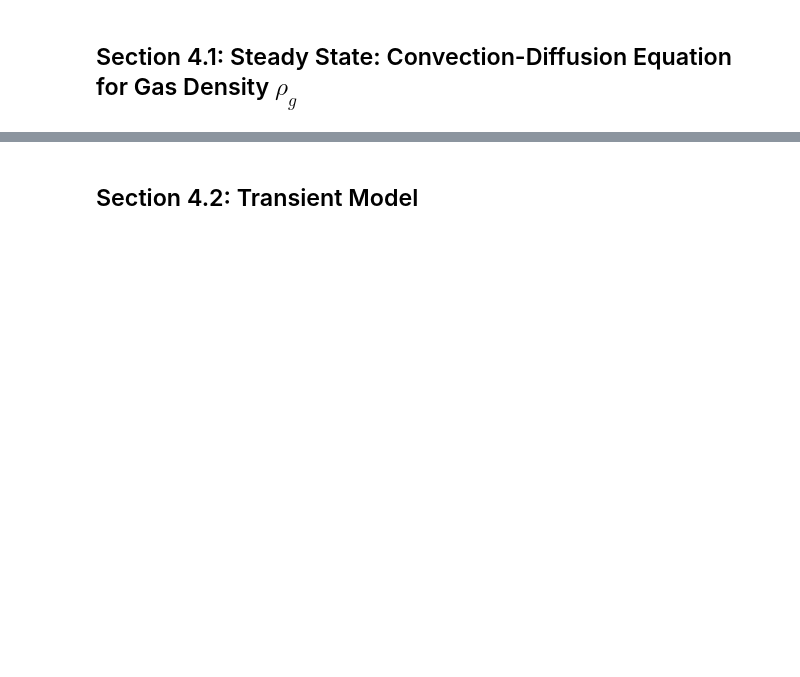
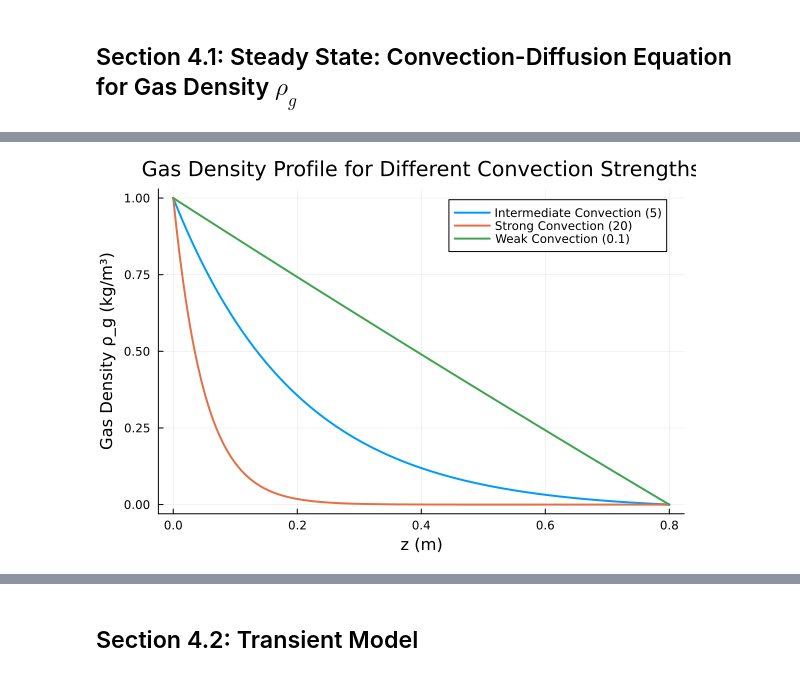
Before and after one commit to AnouchkaDESMETTRE/HydrogenProject, a Jupyter notebook: HydrogenProject.ipynb, the cells around one changed output, grey strips where cells are left out. Saved outputs shown, nothing was run; the diff lists cells and outputs as text; code cells hidden in the pictures; blank space fills up the shorter version.

```diff
--- a/HydrogenProject.ipynb
+++ b/HydrogenProject.ipynb
@@ -763,23 +793,62 @@ Use use [Ferrite](https://ferrite-fem.github.io/Ferrite.jl/stable/) in space to
 # %%
-# set source function
+# Set source function
 src(x) = 0.
 
-# set right-hand side
-# u''(x) = - f(x) reformulated as
-# coupled first order system as
-# u'(x) = v(x) and v'(x) = - f(x) or
-# du[1] = u[2] and du[2] = - f(x)
+# Set right-hand side
+# Reformulate second-order equation u''(x) = - f(x) into a coupled first-order system:
+# u'(x) = v(x) and v'(x) = - f(x)
+# Here, u[1] represents rho_g(x) and u[2] represents its gradient (spatial derivative)
+
 function rhs!(du, u, p, x)
-    rhog = u[1]; drhog = u[2]
-    du[1] = drhog
-    du[2] = -10*drhog + src(x)
+    rhog = u[1]                                             # Gas density rho_g(x) [kg/m³]
+    rho_g_deriv = u[2]                                      # Gradient of gas density (drho_g/dx) [kg/m⁴]
+
+    convection_strength = p[1]                              # Parameter to control convection strength
+
+    du[1] = rho_g_deriv
+    du[2] = -convection_strength * rho_g_deriv + src(x)     # Convection-diffusion equation
 end
 
-# set boundary conditions
-# boundary conditions on the left and right of computational domain
-# requires explaining syntax
+# Set boundary conditions
 function bc(residual, u, p, x)
-    rhogleft = 1; rhogright=0;
-    residual[1] = u[1][1] - rhogleft
-    residual[2] = u[end][1] - rhogright
+    rhogleft = 1; rhogright = 0
+    residual[1] = u[1][1] - rhogleft                        # Dirichlet BC at z = 0
+    residual[2] = u[end][1] - rhogright                     # Dirichlet BC at z = 0.8
 end
+
+# Set domain size
+zspan = (0.,0.8)  # Reactor length in meters
+
+# Set initial guess
+start = [0., 0.]
+
+# Define and solve the problem for different convection strengths
+convection_cases = Dict(
+    "Weak Convection (0.1)" => 0.1,
+    "Intermediate Convection (5)" => 5,
+    "Strong Convection (20)" => 20
+)
+
+# Initialize plot
+p1 = plot(title="Gas Density Profile for Different Convection Strengths", xlabel="z (m)", ylabel="Gas Density ρ_g (kg/m³)", legend=:topright)
+
+# Solve for each case and plot on the same graph
+for (label, conv_strength) in convection_cases
+    # Set convection parameter
+    p = [conv_strength]
+
+    # Define and solve the boundary value problem
+    bvp = BVProblem(rhs!, bc, start, zspan, p)
+    sol = solve(bvp, MIRK4(), dt = 0.005)
+
+    # Extract gas density solution
+    rhog_values  = [u[1] for u in sol.u]
+
+    # Plot all solutions on the same graph
+    plot!(sol.t, rhog_values, label=label, linewidth=2)
+end
+
+# Display the final plot
+display(p1)
+# %% [output]
+[figure, added]
```
Also changed, not shown: parts of 11 cells of this notebook.
